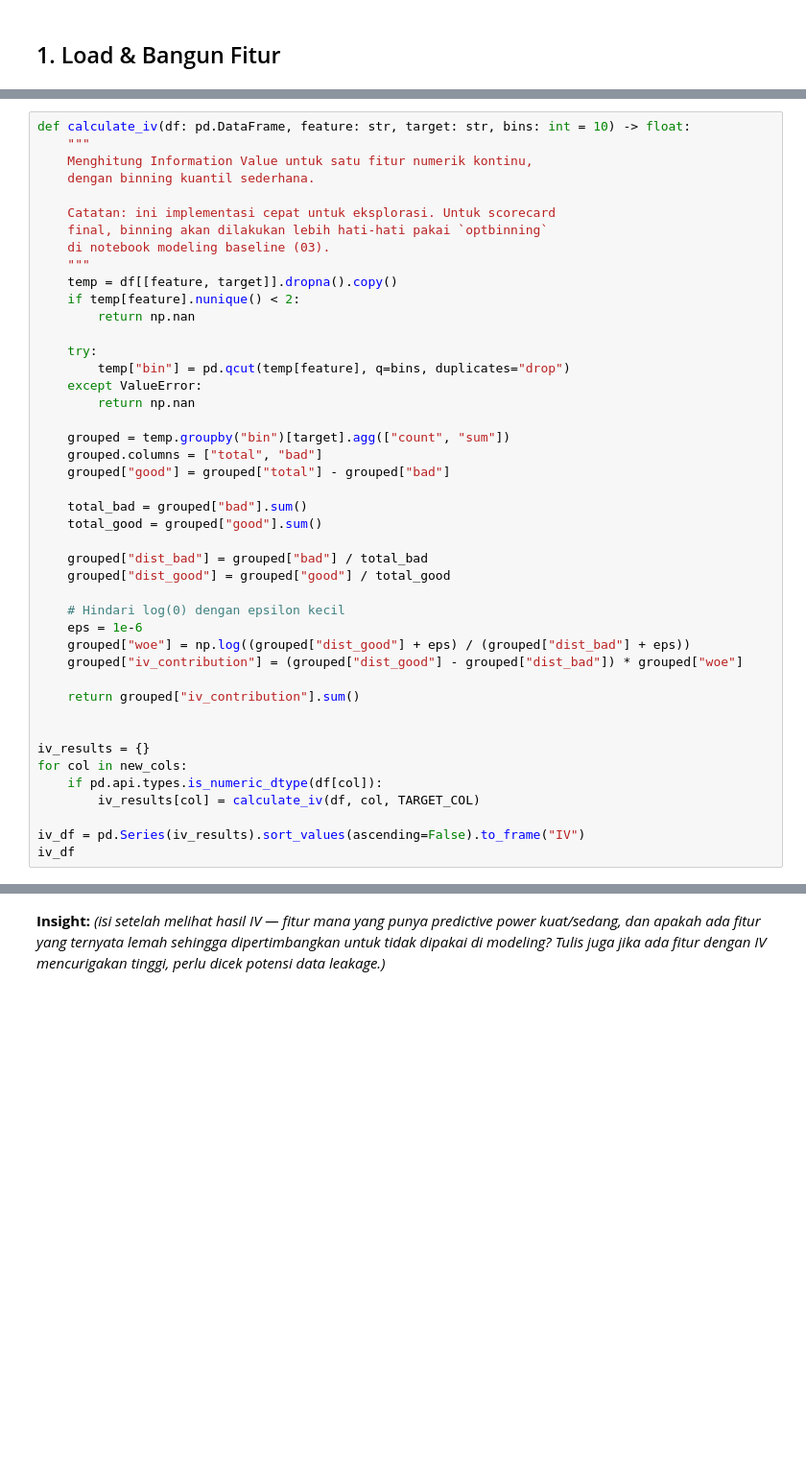
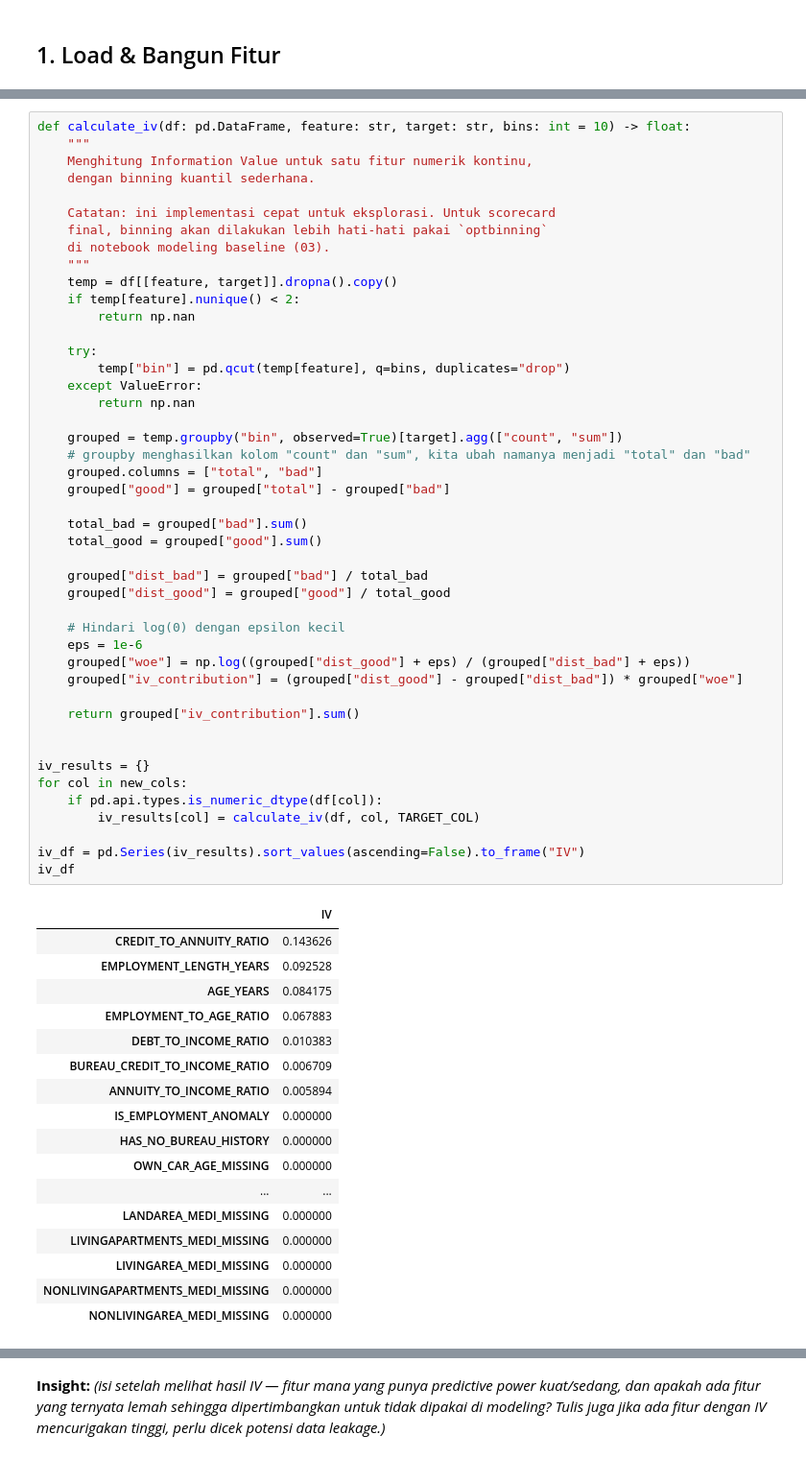
Before and after one commit to foxyglue/credit-risk-scorecard, a Jupyter notebook: notebooks/02_feature_engineering.ipynb, the cells around one changed output, grey strips where cells are left out. Shown at 96% size. Drawn from its saved outputs; the diff is of its cells as text; blank space fills up the shorter version.

```diff
--- a/notebooks/02_feature_engineering.ipynb
+++ b/notebooks/02_feature_engineering.ipynb
@@ -66,34 +93,53 @@ def calculate_iv(df: pd.DataFrame, feature: str, target: str, bins: int = 10) ->
 
     try:
         temp["bin"] = pd.qcut(temp[feature], q=bins, duplicates="drop")
     except ValueError:
         return np.nan
 
-    grouped = temp.groupby("bin")[target].agg(["count", "sum"])
+    grouped = temp.groupby("bin", observed=True)[target].agg(["count", "sum"])
+    # groupby menghasilkan kolom "count" dan "sum", kita ubah namanya menjadi "total" dan "bad"
     grouped.columns = ["total", "bad"]
     grouped["good"] = grouped["total"] - grouped["bad"]
 
     total_bad = grouped["bad"].sum()
     total_good = grouped["good"].sum()
 
     grouped["dist_bad"] = grouped["bad"] / total_bad
     grouped["dist_good"] = grouped["good"] / total_good
 
     # Hindari log(0) dengan epsilon kecil
     eps = 1e-6
     grouped["woe"] = np.log((grouped["dist_good"] + eps) / (grouped["dist_bad"] + eps))
     grouped["iv_contribution"] = (grouped["dist_good"] - grouped["dist_bad"]) * grouped["woe"]
 
     return grouped["iv_contribution"].sum()
 
 
 iv_results = {}
 for col in new_cols:
     if pd.api.types.is_numeric_dtype(df[col]):
         iv_results[col] = calculate_iv(df, col, TARGET_COL)
 
 iv_df = pd.Series(iv_results).sort_values(ascending=False).to_frame("IV")
 iv_df
+# %% [output]
+|  | IV |
+| CREDIT_TO_ANNUITY_RATIO | 0.143626 |
+| EMPLOYMENT_LENGTH_YEARS | 0.092528 |
+| AGE_YEARS | 0.084175 |
+| EMPLOYMENT_TO_AGE_RATIO | 0.067883 |
+| DEBT_TO_INCOME_RATIO | 0.010383 |
+| BUREAU_CREDIT_TO_INCOME_RATIO | 0.006709 |
+| ANNUITY_TO_INCOME_RATIO | 0.005894 |
+| IS_EMPLOYMENT_ANOMALY | 0.000000 |
+| HAS_NO_BUREAU_HISTORY | 0.000000 |
+| OWN_CAR_AGE_MISSING | 0.000000 |
+| ... | ... |
+| LANDAREA_MEDI_MISSING | 0.000000 |
+| LIVINGAPARTMENTS_MEDI_MISSING | 0.000000 |
+| LIVINGAREA_MEDI_MISSING | 0.000000 |
+| NONLIVINGAPARTMENTS_MEDI_MISSING | 0.000000 |
+| NONLIVINGAREA_MEDI_MISSING | 0.000000 |
 # %%
 fig, ax = plt.subplots(figsize=(8, 5))
 iv_df["IV"].sort_values().plot(kind="barh", ax=ax)
```
Also changed, not shown: parts of 9 cells of this notebook, 1 other file.
